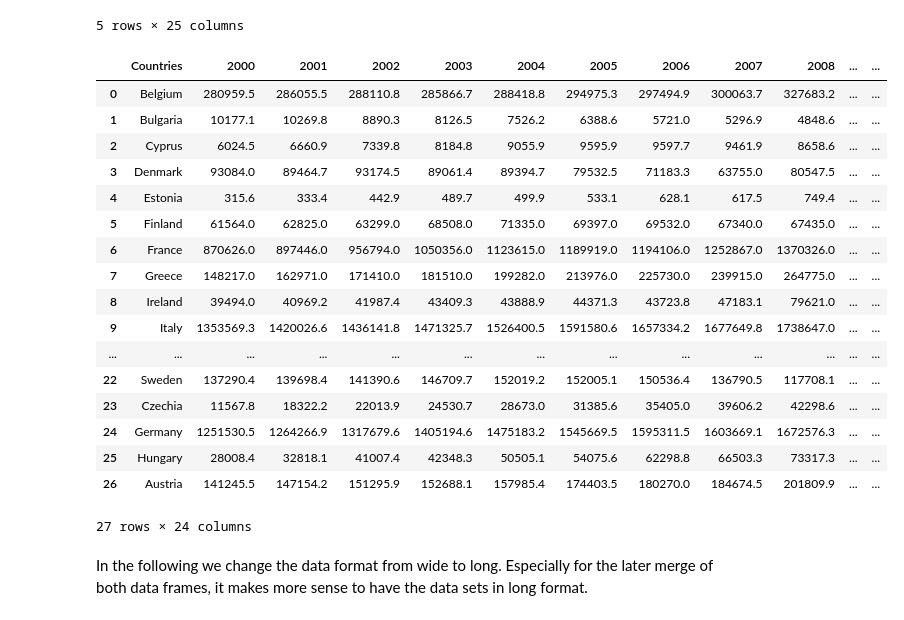
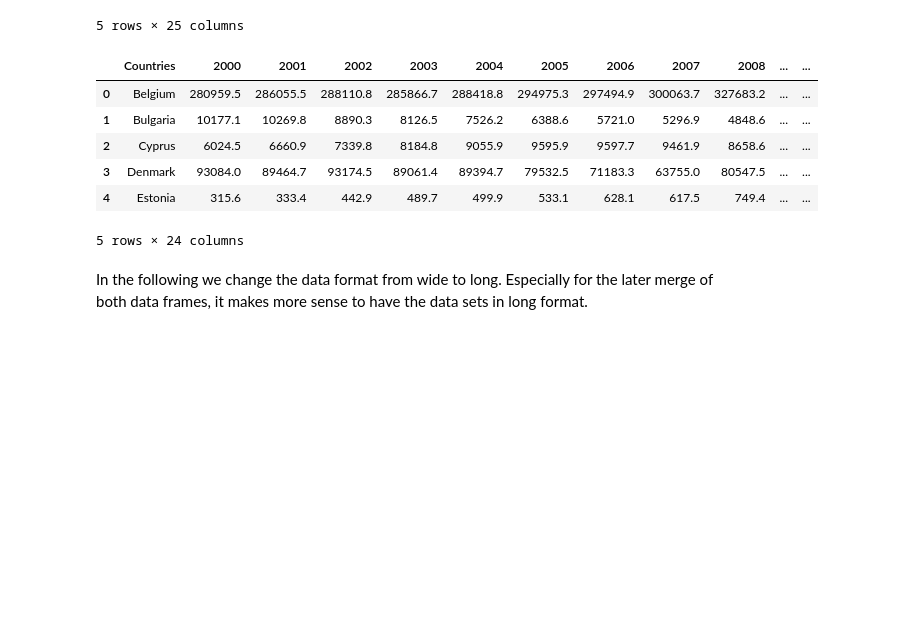
Before and after one commit to NumEconCopenhagen/projects-2024-darja-christian, a Jupyter notebook: dataproject/dataproject.ipynb, the cells around one changed output. Drawn from its saved outputs; the diff is of its cells as text; code cells hidden in the pictures; blank space fills up the shorter version.

```diff
--- a/dataproject/dataproject.ipynb
+++ b/dataproject/dataproject.ipynb
@@ -102,26 +105,15 @@ gdp_world_bank.head(5)
 | 4 | GDP growth (annual %) | Lithuania | 3.695525 | 6.526109 | 6.751415 | 10.565957 | 6.569490 | 7.732368 | 7.414121 | 11.107480 | ... | ... |
 5 rows × 25 columns
 # %%
-debt.head(30)
+debt.head(5)
 # %% [output]
 |  | Countries | 2000 | 2001 | 2002 | 2003 | 2004 | 2005 | 2006 | 2007 | 2008 | ... | ... |
 | 0 | Belgium | 280959.5 | 286055.5 | 288110.8 | 285866.7 | 288418.8 | 294975.3 | 297494.9 | 300063.7 | 327683.2 | ... | ... |
 | 1 | Bulgaria | 10177.1 | 10269.8 | 8890.3 | 8126.5 | 7526.2 | 6388.6 | 5721.0 | 5296.9 | 4848.6 | ... | ... |
 | 2 | Cyprus | 6024.5 | 6660.9 | 7339.8 | 8184.8 | 9055.9 | 9595.9 | 9597.7 | 9461.9 | 8658.6 | ... | ... |
 | 3 | Denmark | 93084.0 | 89464.7 | 93174.5 | 89061.4 | 89394.7 | 79532.5 | 71183.3 | 63755.0 | 80547.5 | ... | ... |
 | 4 | Estonia | 315.6 | 333.4 | 442.9 | 489.7 | 499.9 | 533.1 | 628.1 | 617.5 | 749.4 | ... | ... |
-| 5 | Finland | 61564.0 | 62825.0 | 63299.0 | 68508.0 | 71335.0 | 69397.0 | 69532.0 | 67340.0 | 67435.0 | ... | ... |
-| 6 | France | 870626.0 | 897446.0 | 956794.0 | 1050356.0 | 1123615.0 | 1189919.0 | 1194106.0 | 1252867.0 | 1370326.0 | ... | ... |
-| 7 | Greece | 148217.0 | 162971.0 | 171410.0 | 181510.0 | 199282.0 | 213976.0 | 225730.0 | 239915.0 | 264775.0 | ... | ... |
-| 8 | Ireland | 39494.0 | 40969.2 | 41987.4 | 43409.3 | 43888.9 | 44371.3 | 43723.8 | 47183.1 | 79621.0 | ... | ... |
-| 9 | Italy | 1353569.3 | 1420026.6 | 1436141.8 | 1471325.7 | 1526400.5 | 1591580.6 | 1657334.2 | 1677649.8 | 1738647.0 | ... | ... |
-| ... | ... | ... | ... | ... | ... | ... | ... | ... | ... | ... | ... | ... |
-| 22 | Sweden | 137290.4 | 139698.4 | 141390.6 | 146709.7 | 152019.2 | 152005.1 | 150536.4 | 136790.5 | 117708.1 | ... | ... |
-| 23 | Czechia | 11567.8 | 18322.2 | 22013.9 | 24530.7 | 28673.0 | 31385.6 | 35405.0 | 39606.2 | 42298.6 | ... | ... |
-| 24 | Germany | 1251530.5 | 1264266.9 | 1317679.6 | 1405194.6 | 1475183.2 | 1545669.5 | 1595311.5 | 1603669.1 | 1672576.3 | ... | ... |
-| 25 | Hungary | 28008.4 | 32818.1 | 41007.4 | 42348.3 | 50505.1 | 54075.6 | 62298.8 | 66503.3 | 73317.3 | ... | ... |
-| 26 | Austria | 141245.5 | 147154.2 | 151295.9 | 152688.1 | 157985.4 | 174403.5 | 180270.0 | 184674.5 | 201809.9 | ... | ... |
-27 rows × 24 columns
+5 rows × 24 columns
 # %% [markdown]
 In the following we change the data format from wide to long. Especially for the later merge of both data frames, it makes more sense to have the data sets in long format.
 # %%
```
Also changed, not shown: parts of 1 cell of this notebook.
